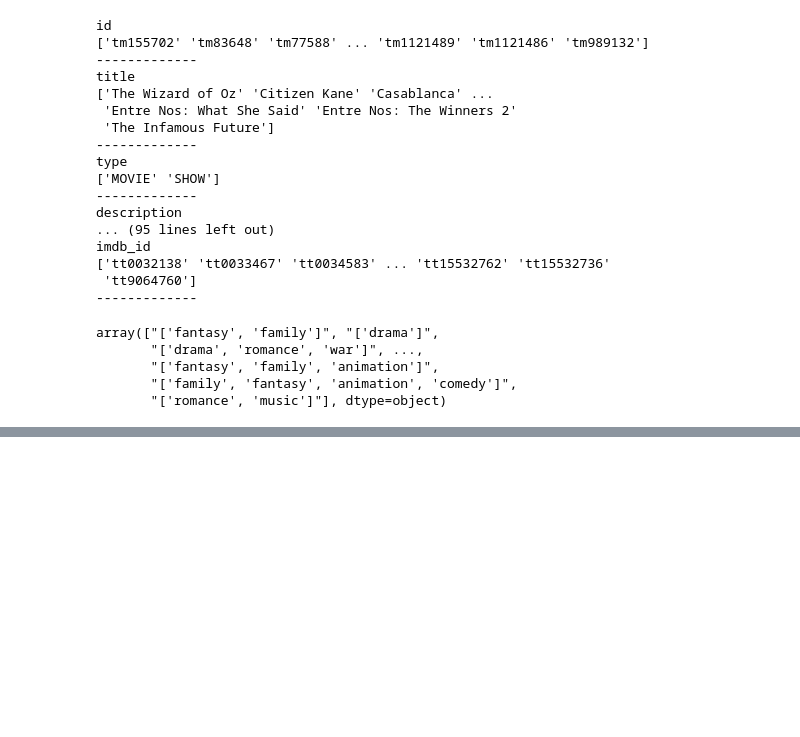
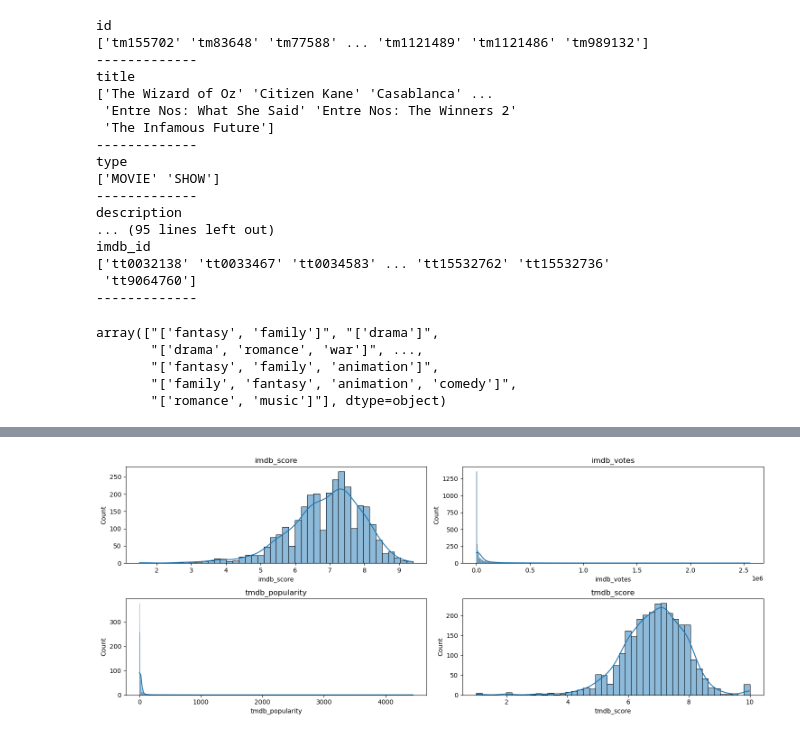
Before and after one commit to Imani-hub-pixel/Data-analysis-Python-, a Jupyter notebook: EDA and Feature Engineering projects/HBO Max TV Shows and movies/HBOmax.ipynb, the cells around one changed output, grey strips where cells are left out. Cells and saved outputs as stored; diff of their text form; code cells hidden in the pictures; blank space fills up the shorter version.

```diff
--- a/EDA and Feature Engineering projects/HBO Max TV Shows and movies/HBOmax.ipynb
+++ b/EDA and Feature Engineering projects/HBO Max TV Shows and movies/HBOmax.ipynb
@@ -95,0 +122,2 @@ array(["['fantasy', 'family']", "['drama']",
+# %%
+df_title['seasons']=df_title['seasons'].fillna(0)
@@ -95,0 +133,4 @@ array(["['fantasy', 'family']", "['drama']",
+# %%
+df_title['age_certification']=df_title['age_certification'].fillna('Unknown')
+# %%
+df_title.dropna(subset=['imdb_id'], inplace=True)
@@ -95,0 +156,18 @@ array(["['fantasy', 'family']", "['drama']",
+# %%
+#Normally distributed-use mean
+#skewed or has outliers-median
+#imbd_score-right skewed
+#imdb_vostes-left skewed
+#tmdb_popularity-left skewed
+#tmdb_score-right skewed
+#Use median imputation to handle missing values for all the features above.
+plt.figure(figsize=(15,6))
+features=['imdb_score','imdb_votes','tmdb_popularity','tmdb_score']
+for i in range(0,len(features)):
+    plt.subplot(2,2,i+1)
+    sns.histplot(df_title[features[i]],kde=True)
+    plt.title(features[i])
+plt.tight_layout()
+plt.show()
+# %% [output]
+[figure, added]
```
Also changed, not shown: parts of 20 cells of this notebook.
